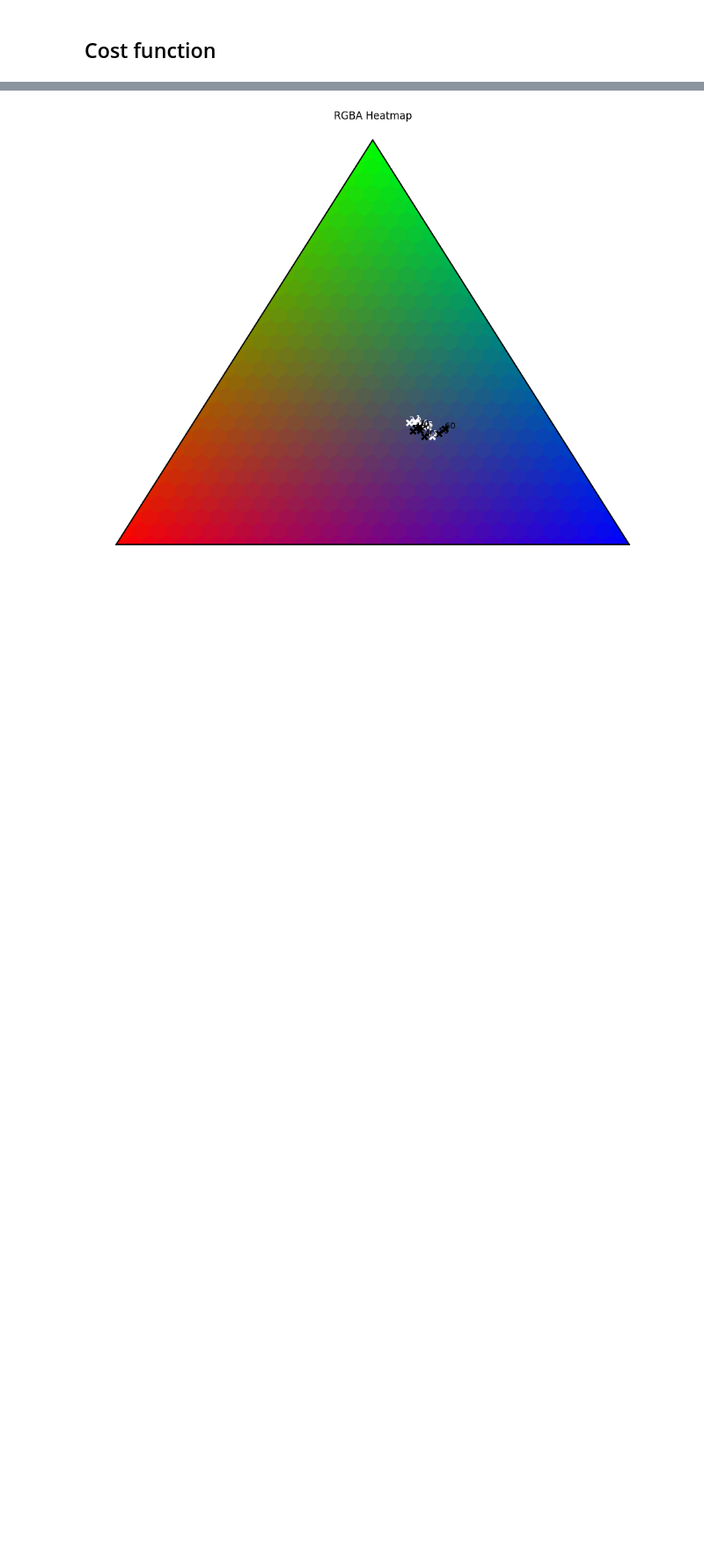
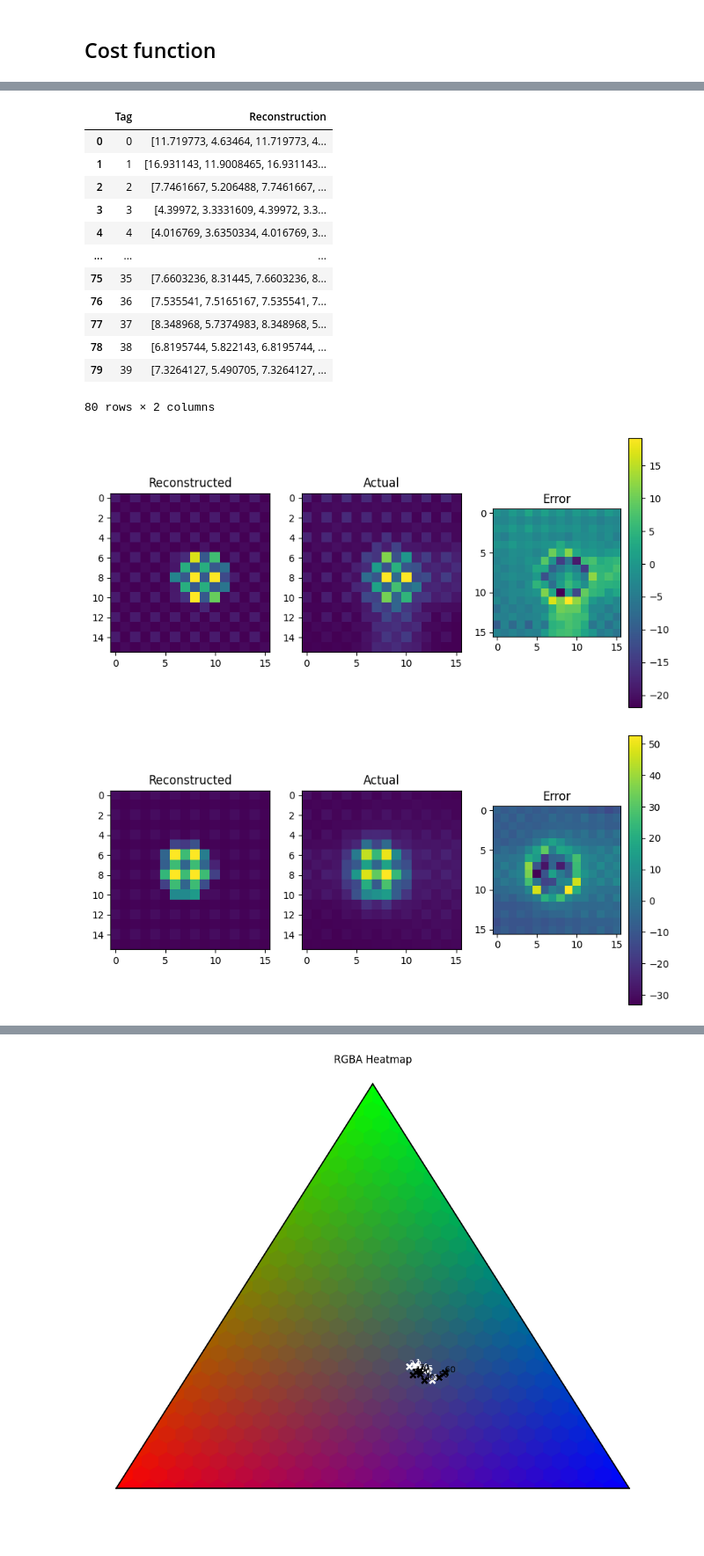
Before and after one commit to acb21kb/bumblebee-tags, a Jupyter notebook: open_files.ipynb, the cells around one changed output, grey strips where cells are left out. Shown at 88% size. Cells and saved outputs as stored; diff of their text form; code cells hidden in the pictures; blank space fills up the shorter version.

Commit message:
Comparing reconstructions in RGB and HLS formats

```diff
--- a/open_files.ipynb
+++ b/open_files.ipynb
@@ -480,0 +465,42 @@ for i in range(onlyTag0.shape[0]):
+# %%
+allTagPredictions = pd.DataFrame(columns=['Tag', 'Reconstruction'])
+
+for i in range(80):
+    realImg = getSnipPlot(allTags['Tag'].iloc[i])
+    params = np.array([8.0, 8, 100, 50, 20, 5, 4, 3])
+    res = minimize(temp, params, jac=grad(temp), hess=hessian(temp),
+                bounds=((0,16), (0,16), (0,None), (0,None), (0,None), (0,None), (0,None), (0,None)))
+    tagCoord, tagBright, bgBright = res.x[:2], res.x[2:5], res.x[5:]
+    p = np.array(simulate_image(tagCoord, tagBright, bgBright, 2.6, [16,16]))
+    pred = p.reshape([16,16])
+    allTagPredictions.loc[i] = [allTags['Label'].iloc[i], p]
+
+    if i < 5:
+        plt.figure(figsize=[10,5])
+        plt.subplot(1,3,1)
+        plt.imshow(pred)
+        plt.title("Reconstructed")
+        plt.subplot(1,3,2)
+        plt.imshow(realImg)
+        plt.title("Actual")
+        plt.subplot(1,3,3)
+        plt.imshow(np.array(realImg - pred))
+        plt.colorbar()
+        plt.title("Error")
+allTagPredictions
+# %% [output]
+|  | Tag | Reconstruction |
+| 0 | 0 | [11.719773, 4.63464, 11.719773, 4... |
+| 1 | 1 | [16.931143, 11.9008465, 16.931143... |
+| 2 | 2 | [7.7461667, 5.206488, 7.7461667, ... |
+| 3 | 3 | [4.39972, 3.3331609, 4.39972, 3.3... |
+| 4 | 4 | [4.016769, 3.6350334, 4.016769, 3... |
+| ... | ... | ... |
+| 75 | 35 | [7.6603236, 8.31445, 7.6603236, 8... |
+| 76 | 36 | [7.535541, 7.5165167, 7.535541, 7... |
+| 77 | 37 | [8.348968, 5.7374983, 8.348968, 5... |
+| 78 | 38 | [6.8195744, 5.822143, 6.8195744, ... |
+| 79 | 39 | [7.3264127, 5.490705, 7.3264127, ... |
+80 rows × 2 columns
+[figure, added]
+[figure, added]
```
Also changed, not shown: parts of 22 cells of this notebook.
